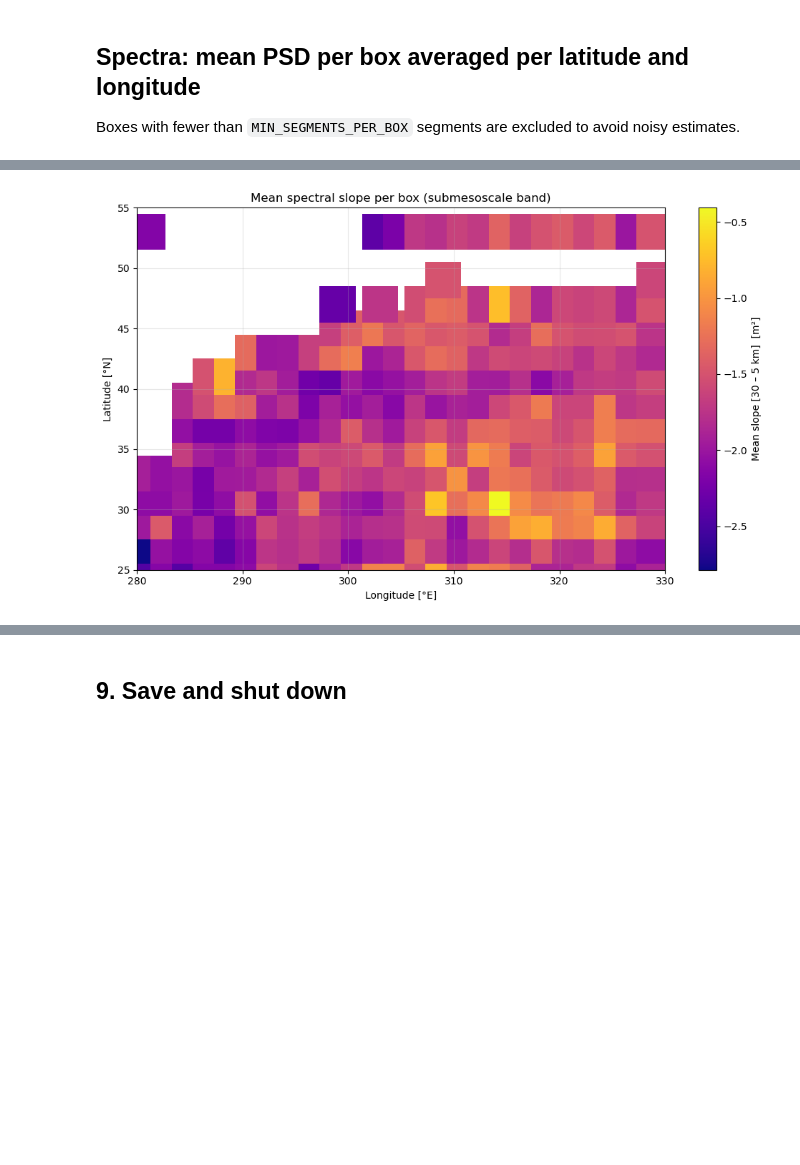
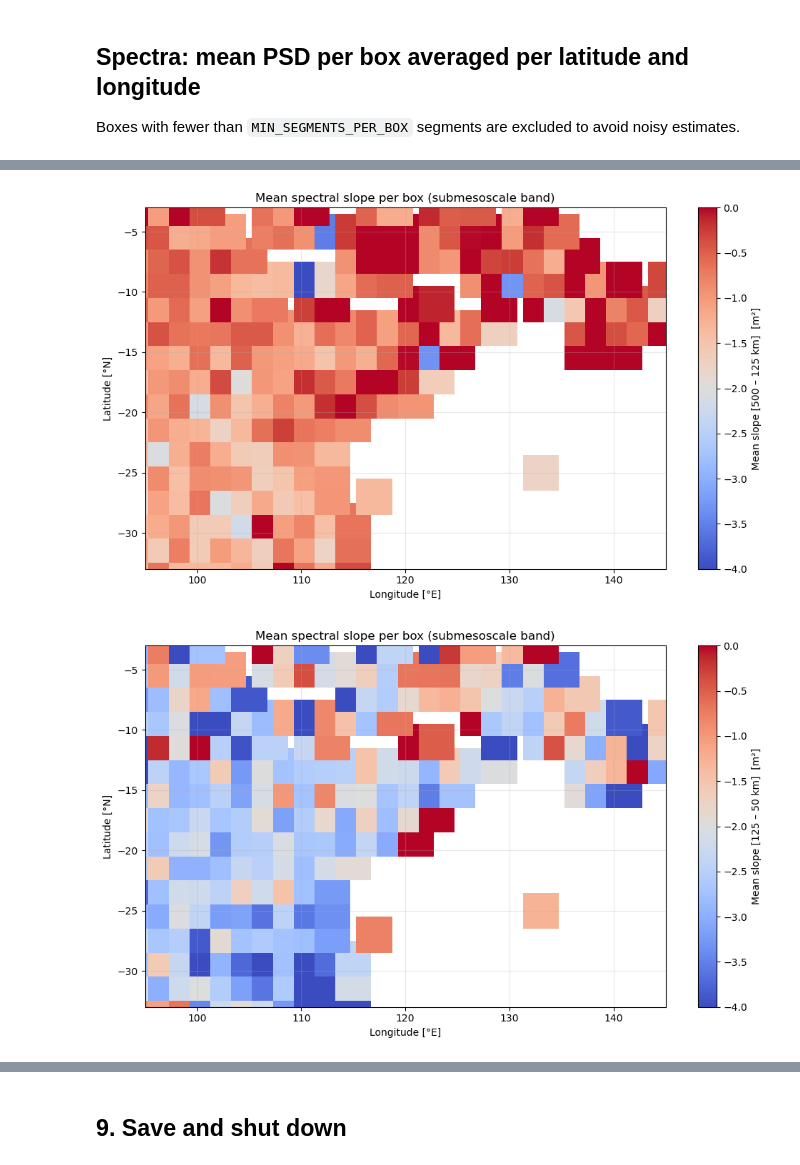
Before and after one commit to zcasparco/SWOT_UHH, a Jupyter notebook: Wavenumber spectra/Regional_SSH_spectra_dask.ipynb, the cells around one changed output, grey strips where cells are left out. Cells and saved outputs as stored; diff of their text form; code cells hidden in the pictures; blank space fills up the shorter version.

Commit message:
global ssha spectra updates

```diff
--- a/Wavenumber spectra/Regional_SSH_spectra_dask.ipynb
+++ b/Wavenumber spectra/Regional_SSH_spectra_dask.ipynb
@@ -41,10 +41,11 @@ GSER = {'name':'GSER','latitudes':[25.0,55.0],'longitudes':[280.0,330.0],'files_
 NWS = {'name':'NWS','latitudes':[-33.0,-3.0],'longitudes':[95.0,145.0],'files_dir':'NWS_0225'}
 Mascarene = {'name':'Mascarene','latitudes':[-32.0,-3.0],'longitudes':[34.0,84.0],'files_dir':'Mascarene_0225'}
 
-area_dict = GSER
+area_dict = NWS
 # ── Input files ───────────────────────────────────────────────────────────────
 DATA_DIR    = '/Users/zoecas/Documents/data/'
-DATA_SUBDIR = area_dict['files_dir']
+DATA_SUBDIR = 'SWOT_L2_0225/'
+#DATA_SUBDIR = area_dict['files_dir']
 FILE_PATTERN = 'SWOT_L2_LR_SSH_Expert_*.nc'
 
 # ── Region of interest ────────────────────────────────────────────────────────
@@ -767,34 +766,34 @@ fig.tight_layout()
 # %%
-K_MIN, K_MAX = 1/30, 1/5  # cycles/km
+k_min,k_max = [1/500,1/125,1/50], [1/125,1/50,1/5] # /km
+for K_MIN,K_MAX in zip(k_min,k_max):
 
-k = ds_boxes["wavenumber"].values
-k_mask = (k >= K_MIN) & (k <= K_MAX)
-dk = np.gradient(k)
+    k = ds_boxes["wavenumber"].values
+    k_mask = (k >= K_MIN) & (k <= K_MAX)
+    dk = np.gradient(k)
 
-psd_vals = np.log10(ds_boxes["mean_psd"].values)          # (n_boxes, nk)
-k_vals = np.log10(ds_boxes["wavenumber"].values)          # (n_boxes, nk)
-slope_mean = np.nanmean(np.diff(psd_vals,axis=1)/np.diff(k_vals),axis=1)
-#energy = np.nansum(psd_vals[:, k_mask] * dk[k_mask], axis=1)  # (n_boxes,)\
+    psd_vals = np.log10(ds_boxes["mean_psd"].values)          # (n_boxes, nk)
+    k_vals = np.log10(ds_boxes["wavenumber"].values)          # (n_boxes, nk)
+    slope_mean = np.nanmean(np.diff(psd_vals[:,k_mask],axis=1)/np.diff(k_vals[k_mask]),axis=1)
 
-fig, ax = plt.subplots(figsize=(10, 6))
-sc = ax.scatter(
-    ds_boxes["lon_center"].values,
-    ds_boxes["lat_center"].values,
-    c=slope_mean,
-    s=(BOX_DEG * 60) ** 1.5,
-    marker="s",
-    cmap="plasma",
-    #norm=mcolors.LogNorm(vmin=np.nanpercentile(slope_mean, 5),
-    #                      vmax=np.nanpercentile(slope_mean, 95)),
-    edgecolors="none",
-)
-plt.colorbar(sc, ax=ax, label=f"Mean slope [{1/K_MIN:.0f} – {1/K_MAX:.0f} km]  [m²]")
-ax.set_xlim(LON_MIN, LON_MAX)
-ax.set_ylim(LAT_MIN, LAT_MAX)
-ax.set_xlabel("Longitude [°E]")
-ax.set_ylabel("Latitude [°N]")
-ax.set_title("Mean spectral slope per box (submesoscale band)")
-ax.grid(True, alpha=0.3)
-fig.tight_layout()
+    fig, ax = plt.subplots(figsize=(10, 6))
+    sc = ax.scatter(
+        ds_boxes["lon_center"].values,
+        ds_boxes["lat_center"].values,
+        c=slope_mean,
+        s=(BOX_DEG * 60) ** 1.5,
+        marker="s",
+        cmap="coolwarm",
+        vmin = -4 , vmax = 0,
+        edgecolors="none",
+    )
+    plt.colorbar(sc, ax=ax, label=f"Mean slope [{1/K_MIN:.0f} – {1/K_MAX:.0f} km]  [m²]")
+    ax.set_xlim(LON_MIN, LON_MAX)
+    ax.set_ylim(LAT_MIN, LAT_MAX)
+    ax.set_xlabel("Longitude [°E]")
+    ax.set_ylabel("Latitude [°N]")
+    ax.set_title("Mean spectral slope per box (submesoscale band)")
+    ax.grid(True, alpha=0.3)
+    fig.tight_layout()
 # %% [output]
-[figure, old version]
+[figure, new version]
+[figure, added]
```
Also changed, not shown: parts of 17 cells of this notebook, 1 other file.
